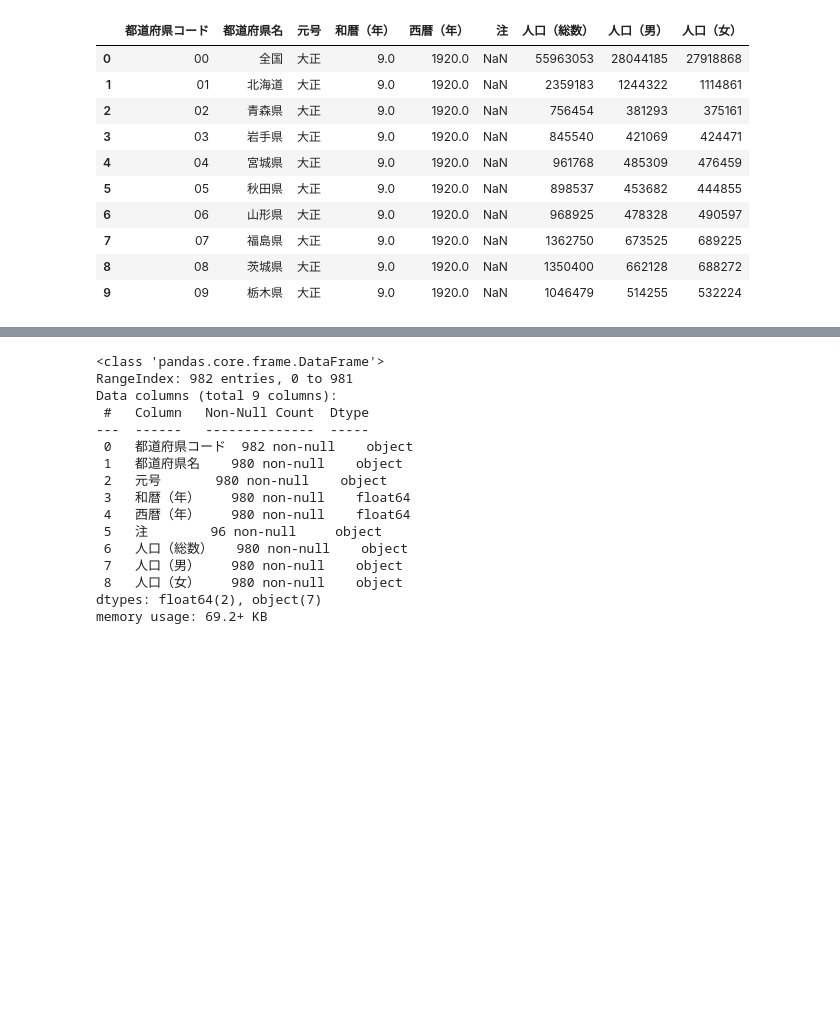
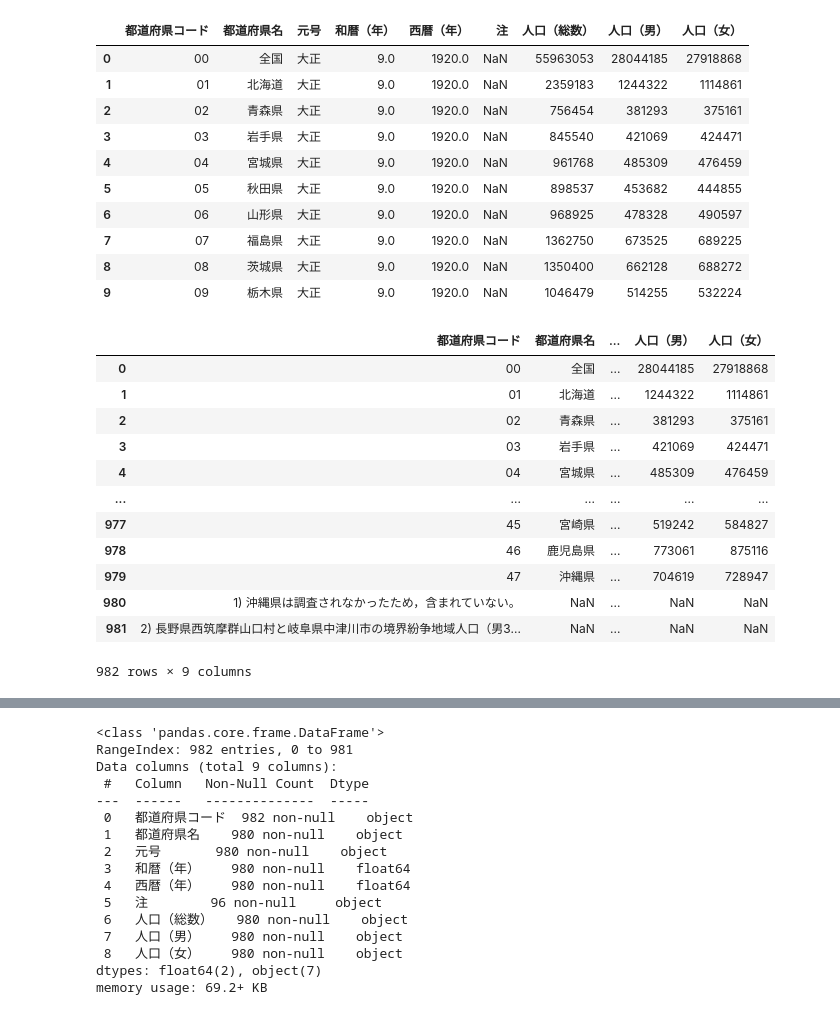
Before and after one commit to ishizukamaaya/CARAVAN, a Jupyter notebook: population.ipynb, the cells around one changed output, grey strips where cells are left out. Cells and saved outputs as stored; diff of their text form; code cells hidden in the pictures; blank space fills up the shorter version.

```diff
--- a/population.ipynb
+++ b/population.ipynb
@@ -81,3 +104,5 @@ df_population_data.head()
+# %%
+pd.reset_option('display.max_rows')
 # %%
 df_population_data.head(10)
 # %% [output]
@@ -92,3 +117,19 @@ df_population_data.head(10)
 | 7 | 07 | 福島県 | 大正 | 9.0 | 1920.0 | NaN | 1362750 | 673525 | 689225 |
 | 8 | 08 | 茨城県 | 大正 | 9.0 | 1920.0 | NaN | 1350400 | 662128 | 688272 |
 | 9 | 09 | 栃木県 | 大正 | 9.0 | 1920.0 | NaN | 1046479 | 514255 | 532224 |
+# %%
+df_population_data
+# %% [output]
+|  | 都道府県コード | 都道府県名 | ... | 人口（男） | 人口（女） |
+| 0 | 00 | 全国 | ... | 28044185 | 27918868 |
+| 1 | 01 | 北海道 | ... | 1244322 | 1114861 |
+| 2 | 02 | 青森県 | ... | 381293 | 375161 |
+| 3 | 03 | 岩手県 | ... | 421069 | 424471 |
+| 4 | 04 | 宮城県 | ... | 485309 | 476459 |
+| ... | ... | ... | ... | ... | ... |
+| 977 | 45 | 宮崎県 | ... | 519242 | 584827 |
+| 978 | 46 | 鹿児島県 | ... | 773061 | 875116 |
+| 979 | 47 | 沖縄県 | ... | 704619 | 728947 |
+| 980 | 1) 沖縄県は調査されなかったため，含まれていない。 | NaN | ... | NaN | NaN |
+| 981 | 2) 長野県西筑摩群山口村と岐阜県中津川市の境界紛争地域人口（男3... | NaN | ... | NaN | NaN |
+982 rows × 9 columns
```
Also changed, not shown: parts of 12 cells of this notebook.
